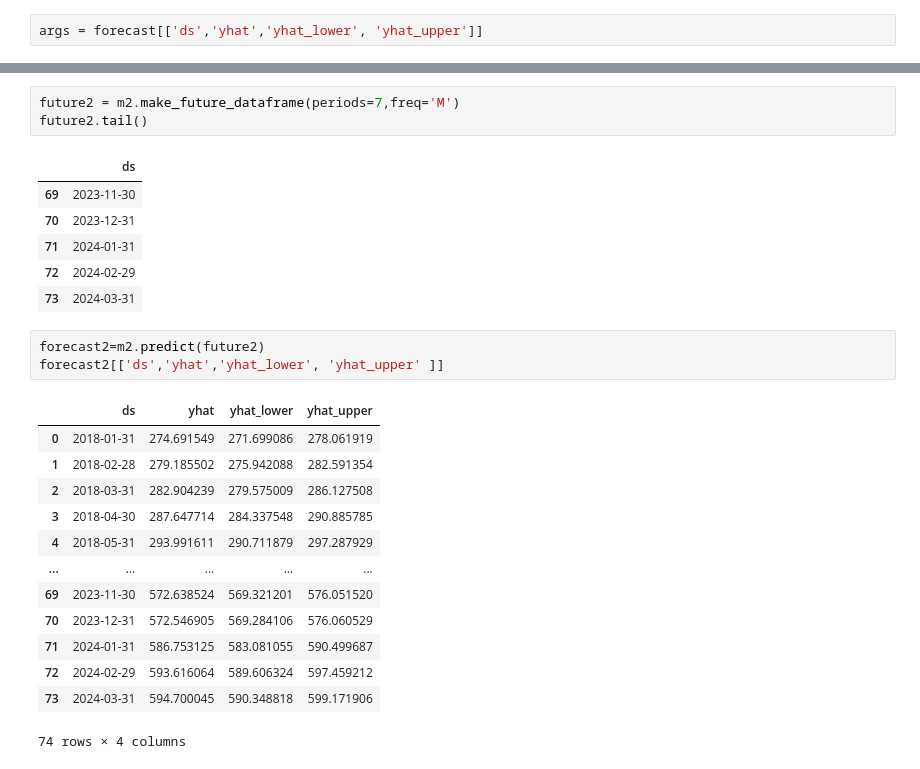
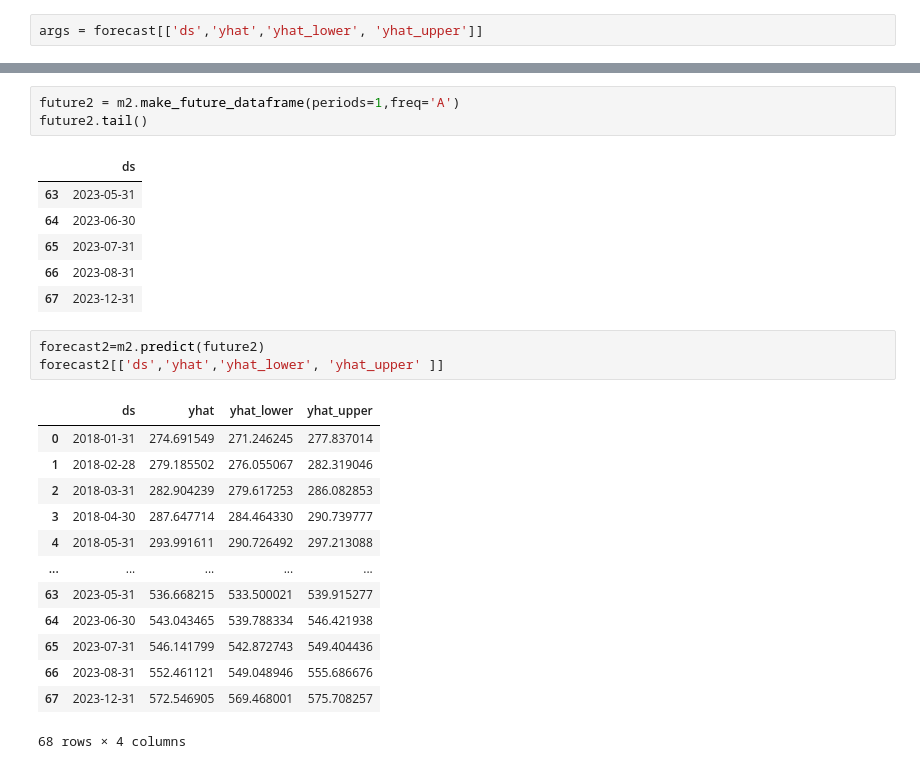
Before and after one commit to leowader/api-monitoreo-financiero, a Jupyter notebook: src/data/prediccionesDeuda.ipynb, the cells around one changed output, grey strips where cells are left out. Saved outputs shown, nothing was run; the diff lists cells and outputs as text.

```diff
--- a/src/data/prediccionesDeuda.ipynb
+++ b/src/data/prediccionesDeuda.ipynb
@@ -95,30 +119,30 @@ m2.fit(df)
 <prophet.forecaster.Prophet at 0x...>
 # %%
-future2 = m2.make_future_dataframe(periods=7,freq='M')
+future2 = m2.make_future_dataframe(periods=1,freq='A')
 future2.tail()
 # %% [output]
 |  | ds |
-| 69 | 2023-11-30 |
-| 70 | 2023-12-31 |
-| 71 | 2024-01-31 |
-| 72 | 2024-02-29 |
-| 73 | 2024-03-31 |
+| 63 | 2023-05-31 |
+| 64 | 2023-06-30 |
+| 65 | 2023-07-31 |
+| 66 | 2023-08-31 |
+| 67 | 2023-12-31 |
 # %%
 forecast2=m2.predict(future2)
 forecast2[['ds','yhat','yhat_lower', 'yhat_upper' ]]
 # %% [output]
 |  | ds | yhat | yhat_lower | yhat_upper |
-| 0 | 2018-01-31 | 274.691549 | 271.699086 | 278.061919 |
-| 1 | 2018-02-28 | 279.185502 | 275.942088 | 282.591354 |
-| 2 | 2018-03-31 | 282.904239 | 279.575009 | 286.127508 |
-| 3 | 2018-04-30 | 287.647714 | 284.337548 | 290.885785 |
-| 4 | 2018-05-31 | 293.991611 | 290.711879 | 297.287929 |
+| 0 | 2018-01-31 | 274.691549 | 271.246245 | 277.837014 |
+| 1 | 2018-02-28 | 279.185502 | 276.055067 | 282.319046 |
+| 2 | 2018-03-31 | 282.904239 | 279.617253 | 286.082853 |
+| 3 | 2018-04-30 | 287.647714 | 284.464330 | 290.739777 |
+| 4 | 2018-05-31 | 293.991611 | 290.726492 | 297.213088 |
 | ... | ... | ... | ... | ... |
-| 69 | 2023-11-30 | 572.638524 | 569.321201 | 576.051520 |
-| 70 | 2023-12-31 | 572.546905 | 569.284106 | 576.060529 |
-| 71 | 2024-01-31 | 586.753125 | 583.081055 | 590.499687 |
-| 72 | 2024-02-29 | 593.616064 | 589.606324 | 597.459212 |
-| 73 | 2024-03-31 | 594.700045 | 590.348818 | 599.171906 |
+| 63 | 2023-05-31 | 536.668215 | 533.500021 | 539.915277 |
+| 64 | 2023-06-30 | 543.043465 | 539.788334 | 546.421938 |
+| 65 | 2023-07-31 | 546.141799 | 542.872743 | 549.404436 |
+| 66 | 2023-08-31 | 552.461121 | 549.048946 | 555.686676 |
+| 67 | 2023-12-31 | 572.546905 | 569.468001 | 575.708257 |
-74 rows × 4 columns
+68 rows × 4 columns
 # %%
 args2 = forecast2[['ds','yhat','yhat_lower', 'yhat_upper']]
```
Also changed, not shown: parts of 14 cells of this notebook.
